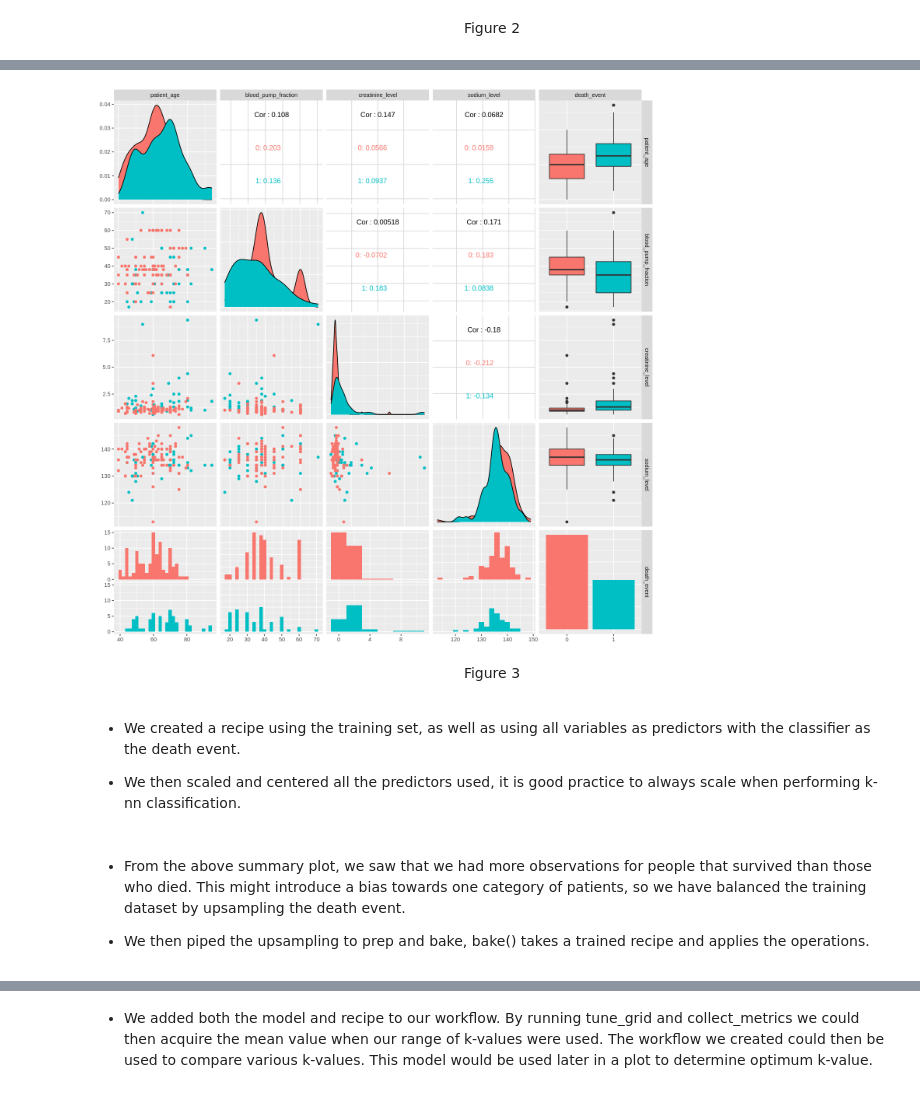
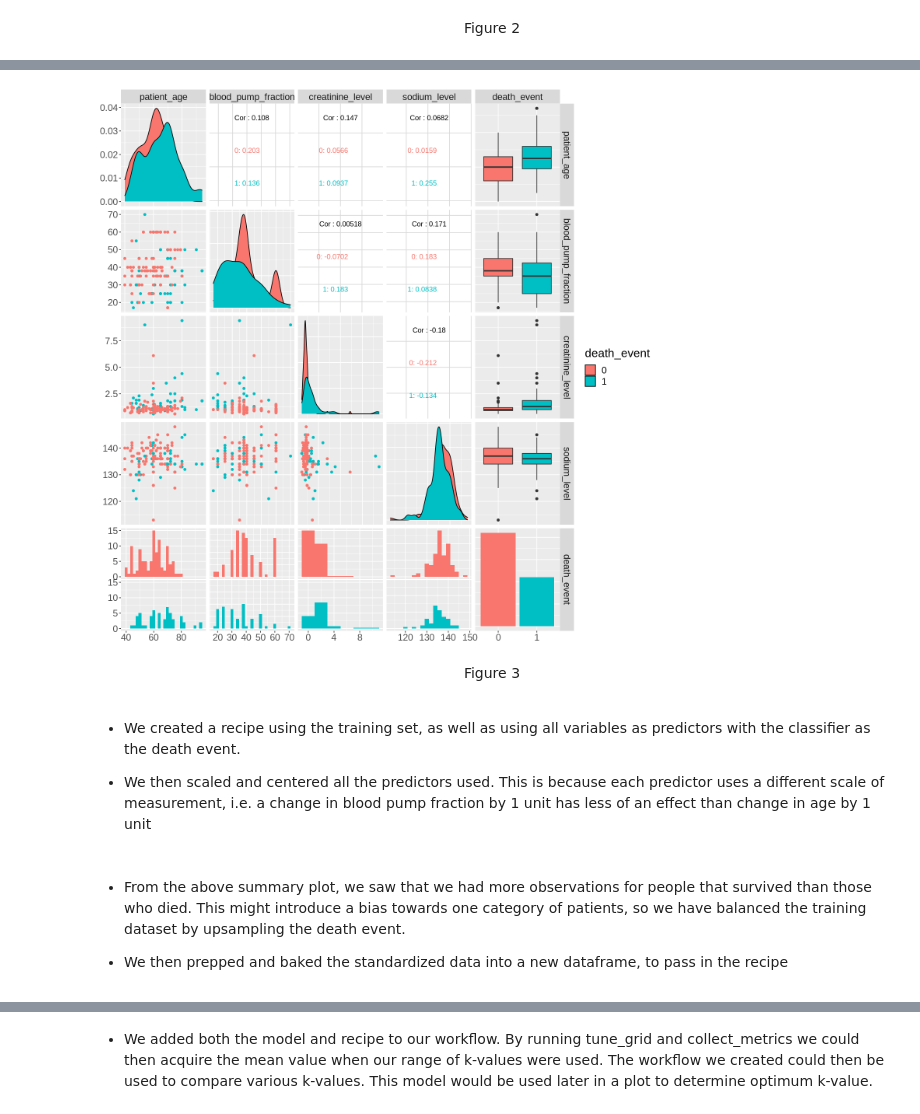
Before and after one commit to SaadRehmanCS/DSCI_project, a Jupyter notebook: heart_failure_report.ipynb, the cells around one changed output, grey strips where cells are left out. Cells and saved outputs as stored; diff of their text form; code cells hidden in the pictures.

Commit message:
added comments to methods, plot visualization

```diff
--- a/heart_failure_report.ipynb
+++ b/heart_failure_report.ipynb
@@ -266,19 +251,19 @@ heart_data_test <- select(heart_data_test, patient_age, blood_pump_fraction, cre
 # %%
 options(repr.plot.width = 12, repr.plot.height = 12)   # resize the shape
 
 exploratory_plot <- heart_data_train %>%
-            ggpairs(ggplot2::aes(colour=death_event), lower=list(combo=wrap("facethist",
-            binwidth=2)))
+            ggpairs(aes(color=death_event), lower=list(combo=wrap("facethist",
+            binwidth=2)), legend = 1) + theme(legend.position = "right", text = element_text(size=18))
 
 exploratory_plot
 # %% [output]
-[figure, old version]
+[figure, new version]
 # %% [markdown]
 <div align="center">Figure 3</div>
 # %% [markdown]
 - We created a recipe using the training set, as well as using all variables as predictors with the classifier as the death event.
 
-- We then scaled and centered all the predictors used, it is good practice to always scale when performing k-nn classification.
+- We then scaled and centered all the predictors used. This is because each predictor uses a different scale of measurement, i.e. a change in blood pump fraction by 1 unit has less of an effect than change in age by 1 unit
 # %%
 #create recipe and standardize data
 heart_data_recipe <- recipe(death_event ~ ., data = heart_data_train) %>%
@@ -287,7 +272,7 @@ heart_data_recipe <- recipe(death_event ~ ., data = heart_data_train) %>%
 # %% [markdown]
 - From the above summary plot, we saw that we had more observations for people that survived than those who died. This might introduce a bias towards one category of patients, so we have balanced the training dataset by upsampling the death event.
 
-- We then piped the upsampling to prep and bake, bake() takes a trained recipe and applies the operations.
+- We then prepped and baked the standardized data into a new dataframe, to pass in the recipe
 # %%
 #data balancing of the training data with prep and bake to get a readable dataframe
 heart_data_train_scaled <- heart_data_recipe %>%
```
Also changed, not shown: parts of 17 cells of this notebook.
